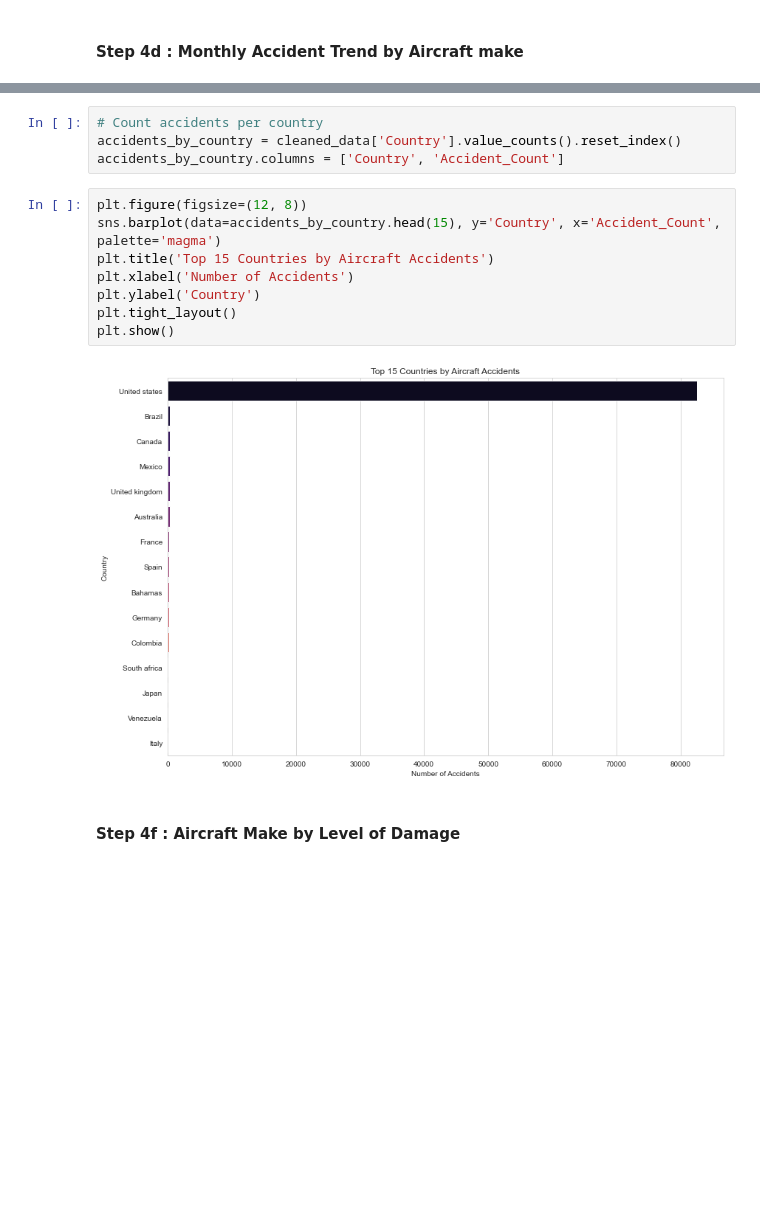
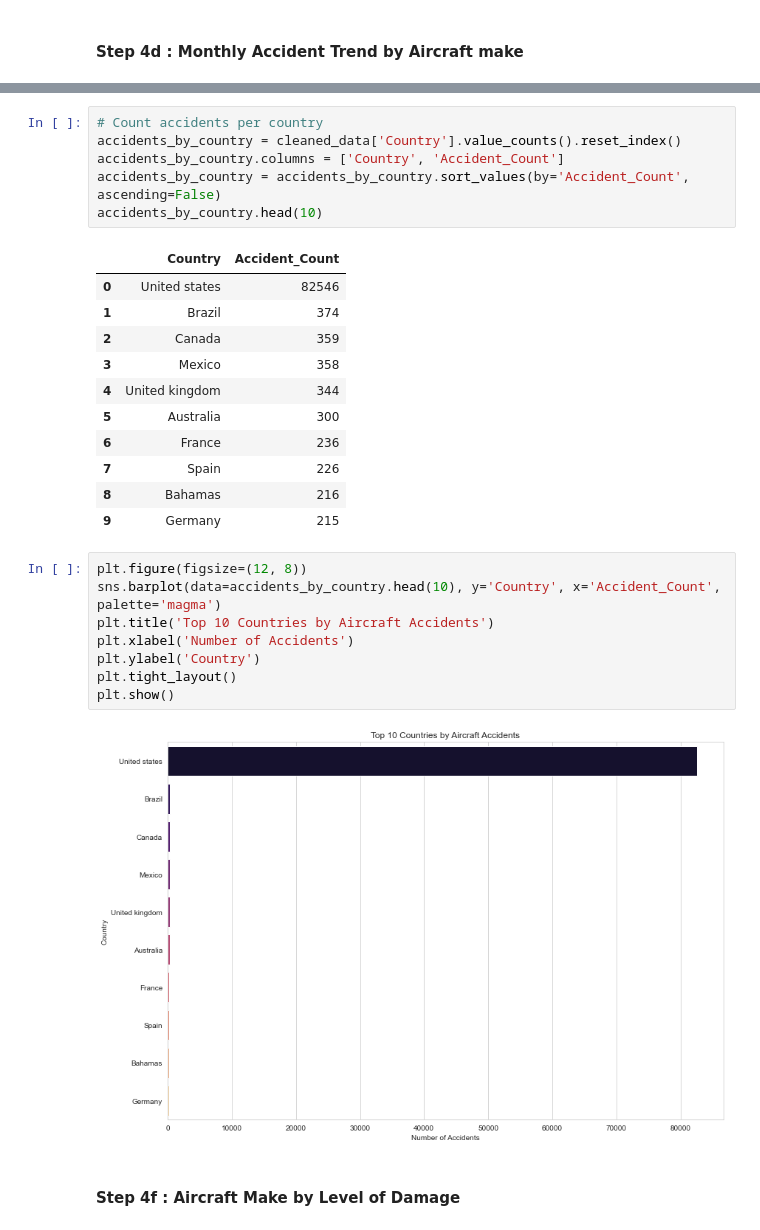
Before and after one commit to DebbieMOmondi/-Aviation-Risk-Analysis, a Jupyter notebook: Risk_Analysis.ipynb, the cells around one changed output, grey strips where cells are left out. Cells and saved outputs as stored; diff of their text form; blank space fills up the shorter version.

```diff
--- a/Risk_Analysis.ipynb
+++ b/Risk_Analysis.ipynb
@@ -536,17 +502,31 @@ plt.show()
 # %%
 # Count accidents per country
 accidents_by_country = cleaned_data['Country'].value_counts().reset_index()
 accidents_by_country.columns = ['Country', 'Accident_Count']
+accidents_by_country = accidents_by_country.sort_values(by='Accident_Count', ascending=False)
+accidents_by_country.head(10)
+# %% [output]
+|  | Country | Accident_Count |
+| 0 | United states | 82546 |
+| 1 | Brazil | 374 |
+| 2 | Canada | 359 |
+| 3 | Mexico | 358 |
+| 4 | United kingdom | 344 |
+| 5 | Australia | 300 |
+| 6 | France | 236 |
+| 7 | Spain | 226 |
+| 8 | Bahamas | 216 |
+| 9 | Germany | 215 |
 # %%
 plt.figure(figsize=(12, 8))
-sns.barplot(data=accidents_by_country.head(15), y='Country', x='Accident_Count', palette='magma')
-plt.title('Top 15 Countries by Aircraft Accidents')
+sns.barplot(data=accidents_by_country.head(10), y='Country', x='Accident_Count', palette='magma')
+plt.title('Top 10 Countries by Aircraft Accidents')
 plt.xlabel('Number of Accidents')
 plt.ylabel('Country')
 plt.tight_layout()
 plt.show()
 # %% [output]
-[figure, old version]
+[figure, new version]
 # %% [markdown]
 #### Step 4f : Aircraft Make by Level of Damage
 # %%
```
Also changed, not shown: parts of 7 cells of this notebook, 1 other file.
